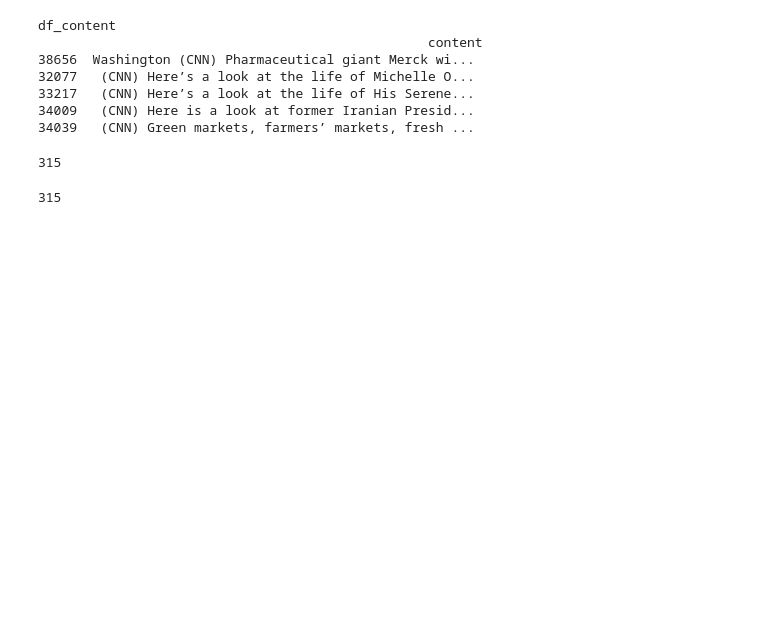
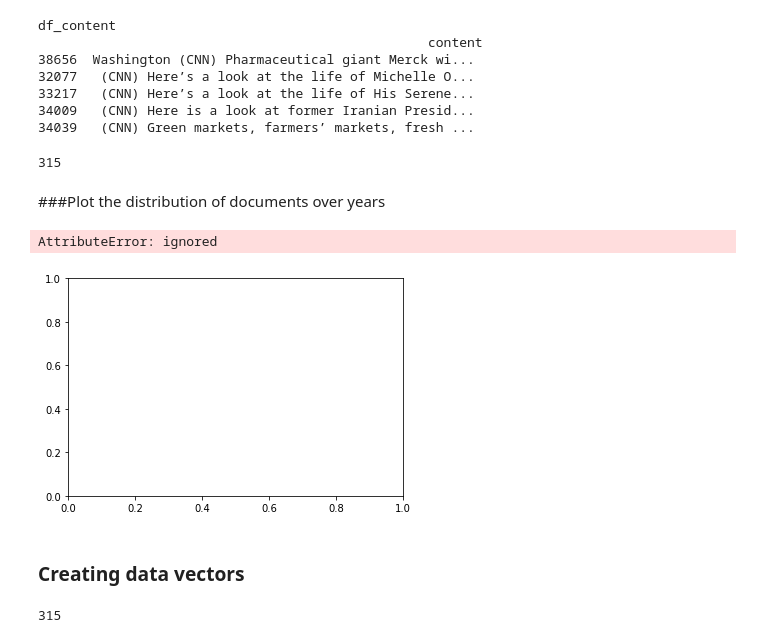
Before and after one commit to inderjot29/Topic-Modeling, a Jupyter notebook: Topic_Modelling.ipynb, the cells around one changed output. Cells and saved outputs as stored; diff of their text form; code cells hidden in the pictures; blank space fills up the shorter version.

```diff
--- a/Topic_Modelling.ipynb
+++ b/Topic_Modelling.ipynb
@@ -67,6 +75,28 @@ df_content
 34009   (CNN) Here is a look at former Iranian Presid...
 34039   (CNN) Green markets, farmers’ markets, fresh ...
 315
+# %% [markdown]
+###Plot the distribution of documents over years
+# %%
+import matplotlib.pyplot as plt
+# create a figure and axis
+fig, ax = plt.subplots()
+# count the occurrence of each class
+data = dfyear.value_counts()
+# get x and y data
+points = data.index
+frequency = data.values
+# create bar chart
+ax.bar(points, frequency)
+# set title and labels
+ax.set_title('Publication Distribution')
+ax.set_xlabel('Publication')
+ax.set_ylabel('Frequency')
+# %% [output]
+AttributeError: ignored
+[figure, added]
+# %% [markdown]
+### Creating data vectors
 # %%
 from sklearn.feature_extraction.text import CountVectorizer
 
```
Also changed, not shown: parts of 47 cells of this notebook.
